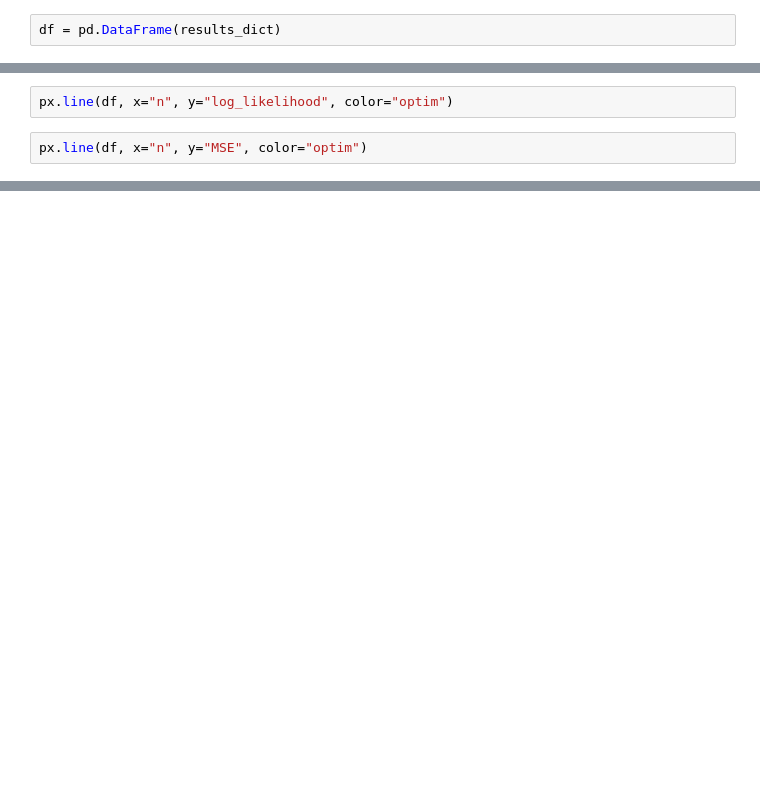
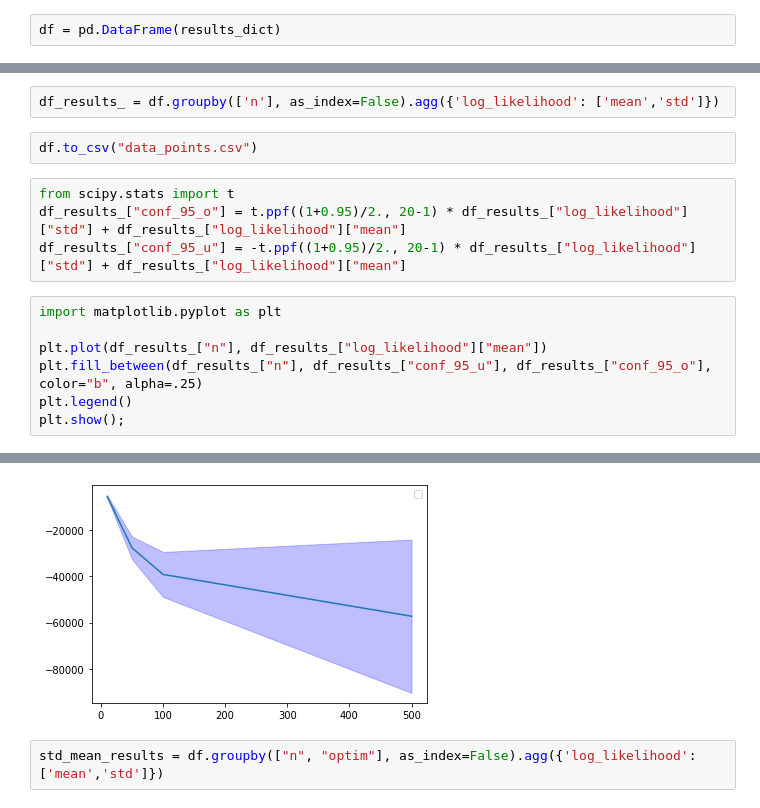
Before and after one commit to PascalKnoll/Investigation-of-Particle-Swarm-Optimization, a Jupyter notebook: AOT_Notbook_TOM.ipynb, the cells around one changed output, grey strips where cells are left out. Saved outputs shown, nothing was run; the diff lists cells and outputs as text; blank space fills up the shorter version.

```diff
--- a/AOT_Notbook_TOM.ipynb
+++ b/AOT_Notbook_TOM.ipynb
@@ -66,4 +88,16 @@ df
-# %%
-px.line(df, x="n", y="log_likelihood", color="optim")
-# %%
-px.line(df, x="n", y="MSE", color="optim")
+# %%
+df_results_ = df.groupby(['n'], as_index=False).agg({'log_likelihood': ['mean','std']})
+# %%
+df.to_csv("data_points.csv")
+# %%
+from scipy.stats import t
+df_results_["conf_95_o"] = t.ppf((1+0.95)/2., 20-1) * df_results_["log_likelihood"]["std"] + df_results_["log_likelihood"]["mean"]
+df_results_["conf_95_u"] = -t.ppf((1+0.95)/2., 20-1) * df_results_["log_likelihood"]["std"] + df_results_["log_likelihood"]["mean"]
+# %%
+import matplotlib.pyplot as plt
+
+plt.plot(df_results_["n"], df_results_["log_likelihood"]["mean"])
+plt.fill_between(df_results_["n"], df_results_["conf_95_u"], df_results_["conf_95_o"], color="b", alpha=.25)
+plt.legend()
+plt.show();
+# %% [output]
@@ -69,0 +105,3 @@ px.line(df, x="n", y="MSE", color="optim")
+[figure, added]
+# %%
+std_mean_results = df.groupby(["n", "optim"], as_index=False).agg({'log_likelihood': ['mean','std']})
```
Also changed, not shown: parts of 10 cells of this notebook, 7 other files.
